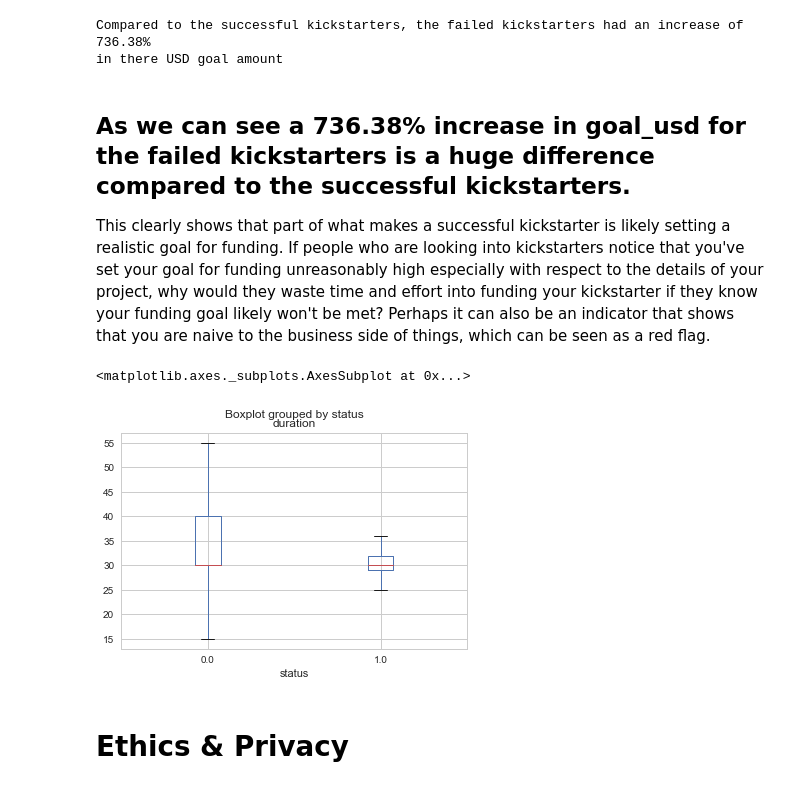
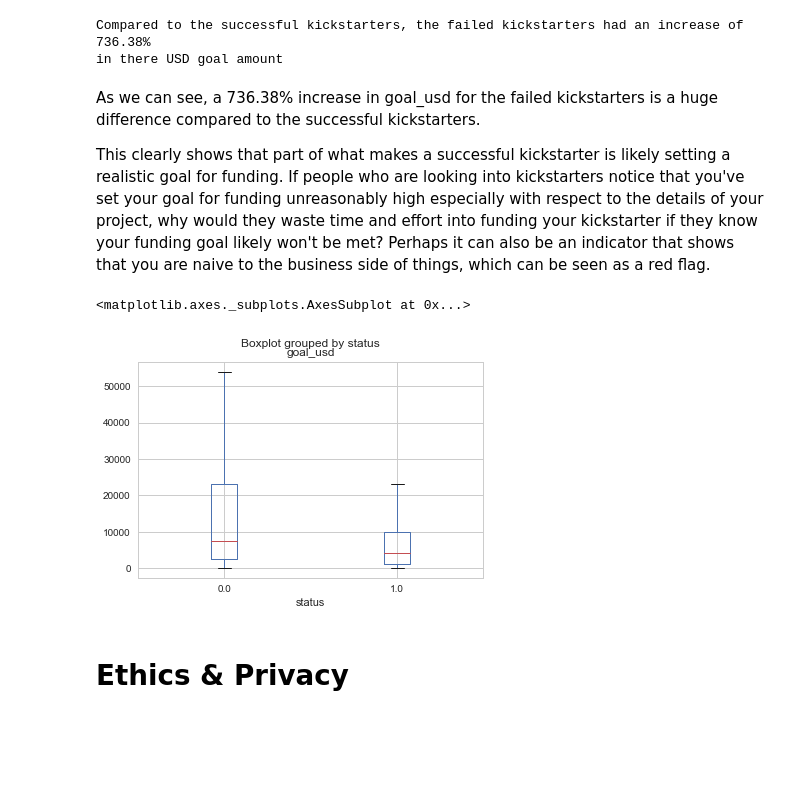
Before and after one commit to krandapus/Projects, a Jupyter notebook: FinalProject.ipynb, the cells around one changed output. Drawn from its saved outputs; the diff is of its cells as text; code cells hidden in the pictures; blank space fills up the shorter version.

```diff
--- a/FinalProject.ipynb
+++ b/FinalProject.ipynb
@@ -217,3 +179,5 @@ def convert_status(label):
         return float(1.0)
     else:
         return float(0.0)
+# %%
+df_kickstarters['status'] = df_kickstarters['status'].apply(convert_status)
@@ -282,6 +257,7 @@ print("Compared to the successful kickstarters, the failed kickstarters had an i
 Compared to the successful kickstarters, the failed kickstarters had an increase of 736.38%
 in there USD goal amount
 # %% [markdown]
-## As we can see a 736.38% increase in goal_usd for the failed kickstarters is a huge difference compared to the successful kickstarters.
+As we can see, a 736.38% increase in goal_usd for the failed kickstarters is a huge difference compared to the successful kickstarters.
+
 This clearly shows that part of what makes a successful kickstarter is likely setting a realistic goal for funding.  If people who are looking into kickstarters notice that you've set your goal for funding unreasonably high especially with respect to the details of your project, why would they waste time and effort into funding your kickstarter if they know your funding goal likely won't be met?  Perhaps it can also be an indicator that shows that you are naive to the business side of things, which can be seen as a red flag.
 # %%
@@ -290,10 +266,10 @@ df_fail = df[df['status'] == 0 ]
 
                   #len(df.goal_usd.unique())
 # %%
-df_kickstarters.boxplot(column=['duration'],by='status',showfliers=False)
+df_kickstarters.boxplot(column=['goal_usd'],by='status',showfliers=False)
 # %% [output]
 <matplotlib.axes._subplots.AxesSubplot at 0x...>
-[figure, old version]
+[figure, new version]
 # %%
 ## YOUR CODE HERE
 ## FEEL FREE TO ADD MULTIPLE CELLS PER SECTION
```
Also changed, not shown: parts of 22 cells of this notebook.
